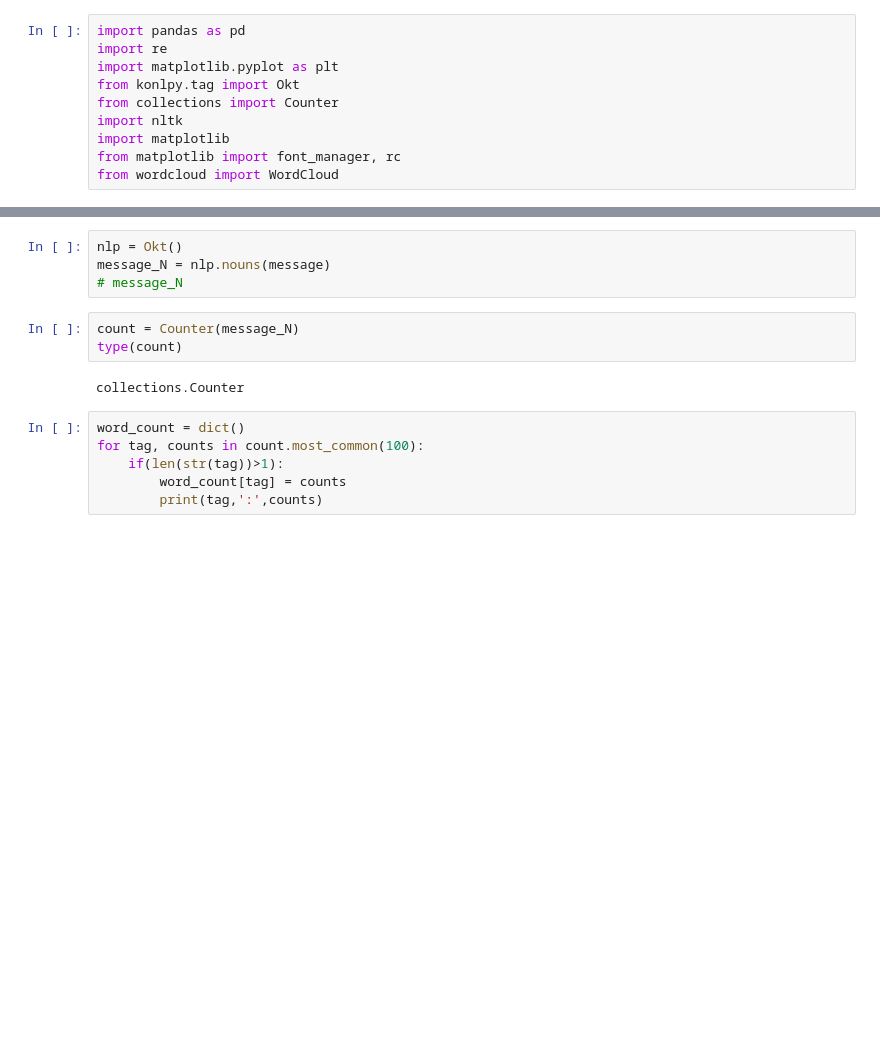
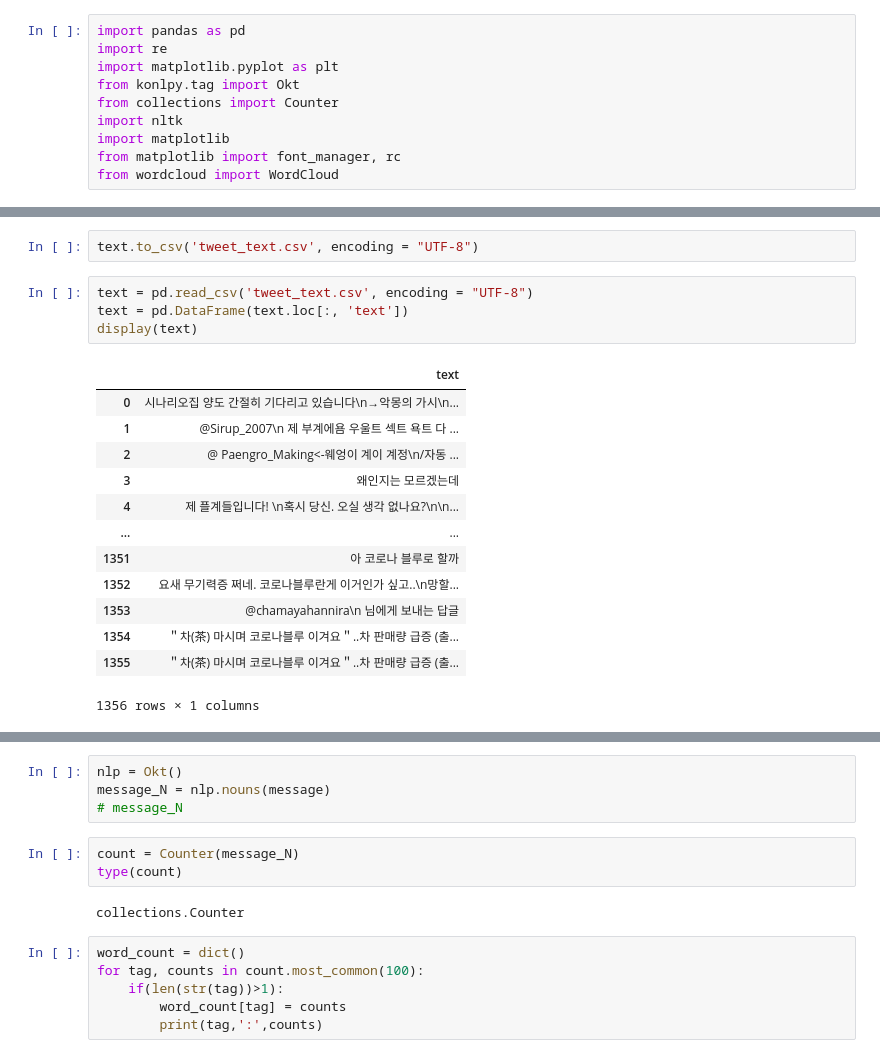
Before and after one commit to heoseongh/Annyeong, a Jupyter notebook: Bigdata/won_tweet.ipynb, the cells around one changed output, grey strips where cells are left out. Cells and saved outputs as stored; diff of their text form; blank space fills up the shorter version.

```diff
--- a/Bigdata/won_tweet.ipynb
+++ b/Bigdata/won_tweet.ipynb
@@ -165,0 +148,20 @@ display(text)
+# %%
+text.to_csv('tweet_text.csv', encoding = "UTF-8")
+# %%
+text = pd.read_csv('tweet_text.csv', encoding = "UTF-8")
+text = pd.DataFrame(text.loc[:, 'text'])
+display(text)
+# %% [output]
+|  | text |
+| 0 | 시나리오집 양도 간절히 기다리고 있습니다\n→악몽의 가시\n... |
+| 1 | @Sirup_2007\n 제 부계에욤 우울트 섹트 욕트 다 ... |
+| 2 | @ Paengro_Making<-웨엉이 계이 계정\n/자동 ... |
+| 3 | 왜인지는 모르겠는데 |
+| 4 | 제 플계들입니다! \n혹시 당신. 오실 생각 없나요?\n\n... |
+| ... | ... |
+| 1351 | 아 코로나 블루로 할까 |
+| 1352 | 요새 무기력증 쩌네. 코로나블루란게 이거인가 싶고..\n망할... |
+| 1353 | @chamayahannira\n 님에게 보내는 답글 |
+| 1354 | ＂차(茶) 마시며 코로나블루 이겨요＂..차 판매량 급증 (출... |
+| 1355 | ＂차(茶) 마시며 코로나블루 이겨요＂..차 판매량 급증 (출... |
+1356 rows × 1 columns
```
Also changed, not shown: parts of 12 cells of this notebook, 1 other file.
